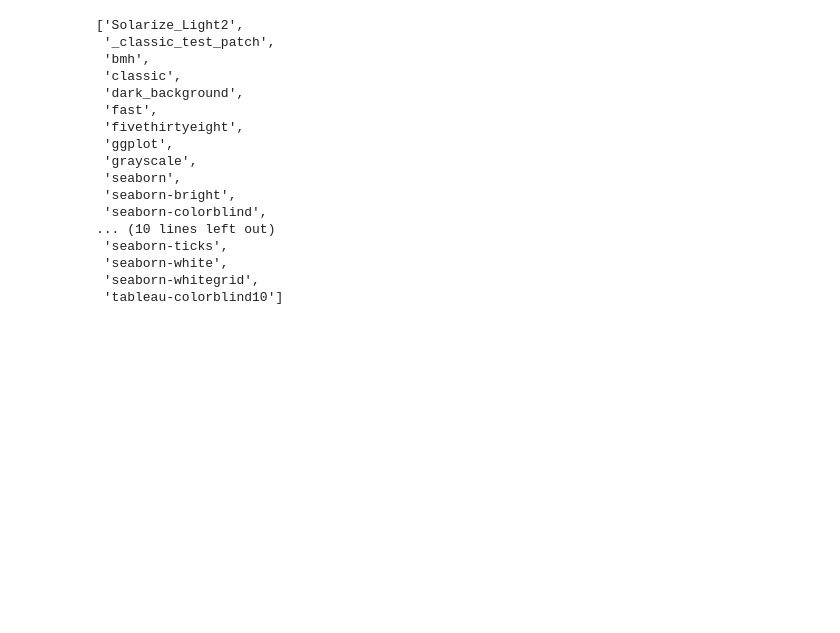
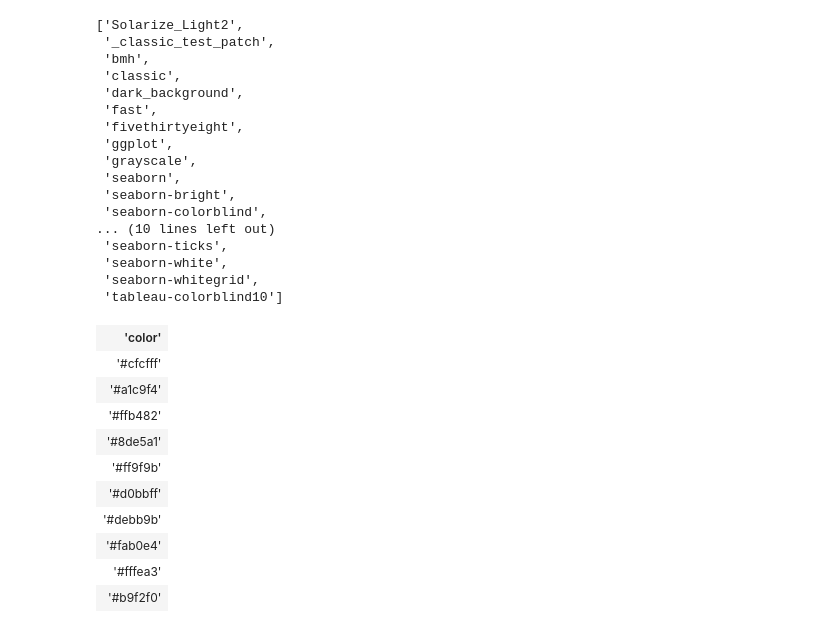
Before and after one commit to pauloneves/charp, a Jupyter notebook: plots.ipynb, the cells around one changed output. Drawn from its saved outputs; the diff is of its cells as text; code cells hidden in the pictures; blank space fills up the shorter version.

```diff
--- a/plots.ipynb
+++ b/plots.ipynb
@@ -114,3 +107,17 @@ plt.style.available
  'seaborn-white',
  'seaborn-whitegrid',
  'tableau-colorblind10']
+# %%
+plt.rcParams['axes.prop_cycle']
+# %% [output]
+| 'color' |
+| '#cfcfff' |
+| '#a1c9f4' |
+| '#ffb482' |
+| '#8de5a1' |
+| '#ff9f9b' |
+| '#d0bbff' |
+| '#debb9b' |
+| '#fab0e4' |
+| '#fffea3' |
+| '#b9f2f0' |
```
Also changed, not shown: parts of 9 cells of this notebook, 2 other files.
